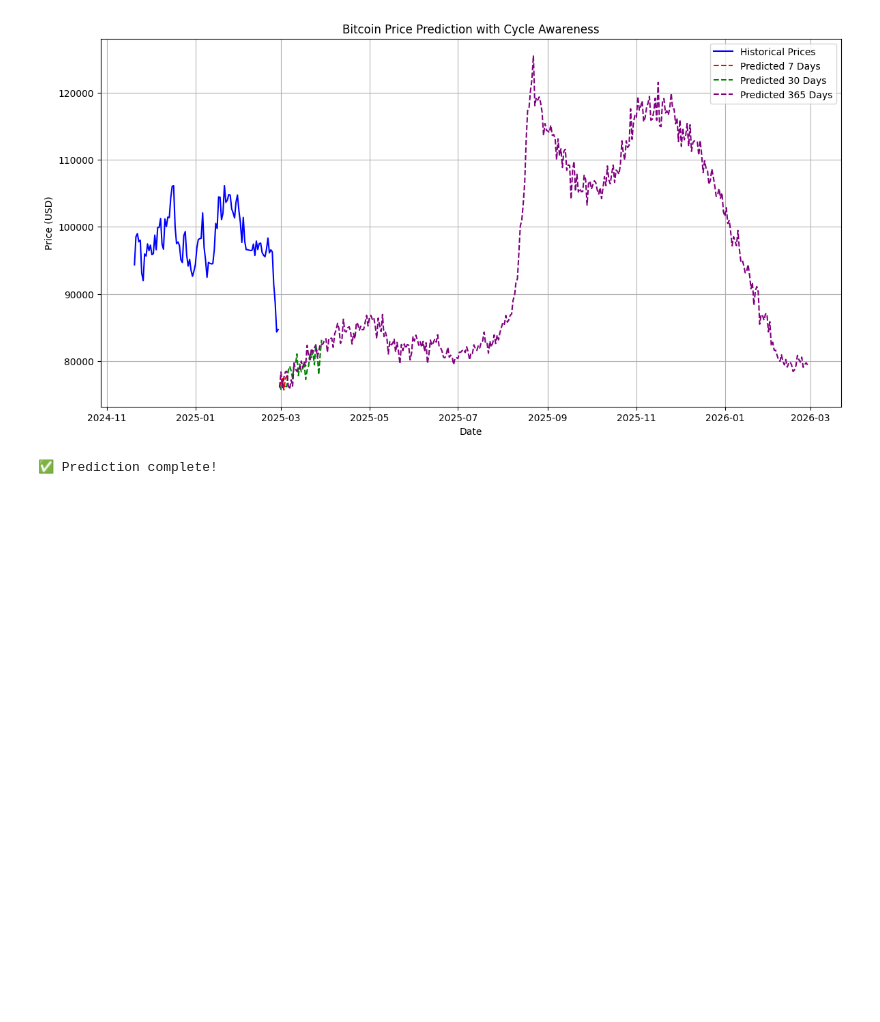
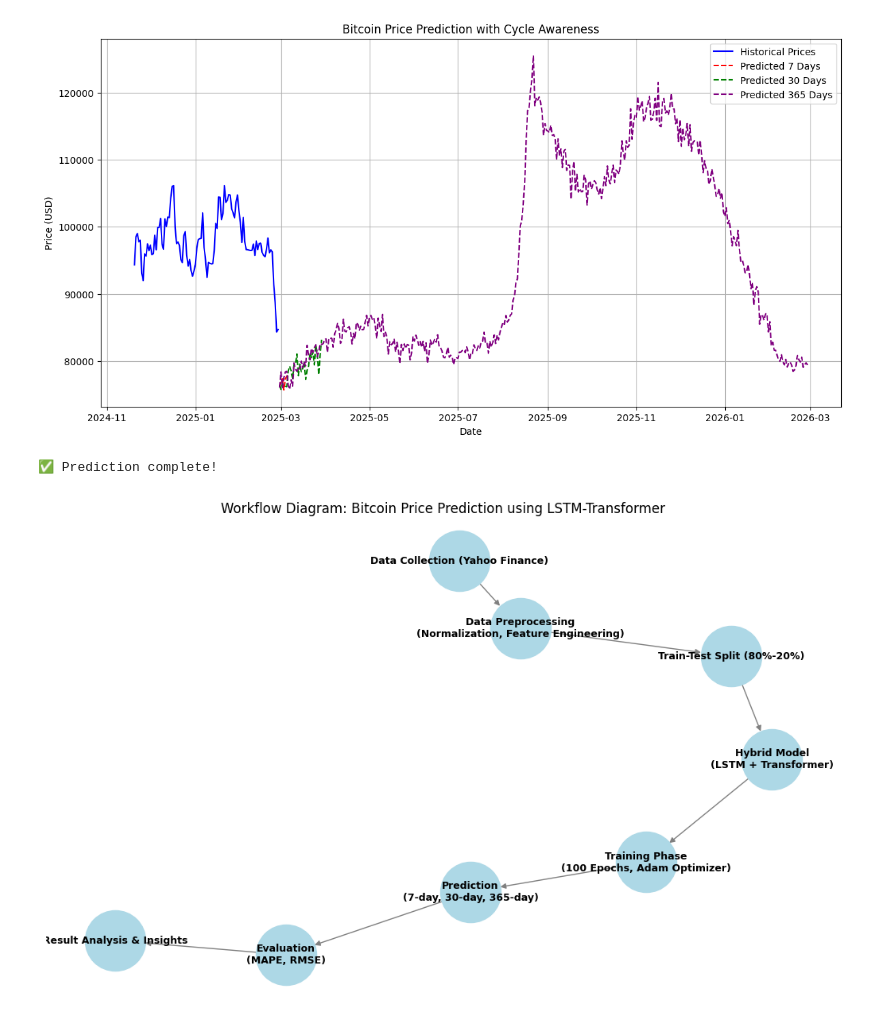
Before and after one commit to yanganucla/biostat-285-2025-winter, a Jupyter notebook: Bitcoin_price_predict_using_LSTM_and_Transformer.ipynb, the cells around one changed output. Saved outputs shown, nothing was run; the diff lists cells and outputs as text; code cells hidden in the pictures; blank space fills up the shorter version.

```diff
--- a/Bitcoin_price_predict_using_LSTM_and_Transformer.ipynb
+++ b/Bitcoin_price_predict_using_LSTM_and_Transformer.ipynb
@@ -475,3 +475,48 @@ Epoch 90, Loss: 0.001038
 ✅ Training complete!
 [figure]
 ✅ Prediction complete!
+# %%
+import matplotlib.pyplot as plt
+import networkx as nx
+
+# Define the workflow steps
+workflow_steps = [
+    "Data Collection (Yahoo Finance)",
+    "Data Preprocessing\n(Normalization, Feature Engineering)",
+    "Train-Test Split (80%-20%)",
+    "Hybrid Model\n(LSTM + Transformer)",
+    "Training Phase\n(100 Epochs, Adam Optimizer)",
+    "Prediction\n(7-day, 30-day, 365-day)",
+    "Evaluation\n(MAPE, RMSE)",
+    "Result Analysis & Insights"
+]
+
+# Create a directed graph
+G = nx.DiGraph()
+
+# Add nodes to the graph
+for step in workflow_steps:
+    G.add_node(step)
+
+# Define edges (workflow sequence)
+edges = [
+    ("Data Collection (Yahoo Finance)", "Data Preprocessing\n(Normalization, Feature Engineering)"),
+    ("Data Preprocessing\n(Normalization, Feature Engineering)", "Train-Test Split (80%-20%)"),
+    ("Train-Test Split (80%-20%)", "Hybrid Model\n(LSTM + Transformer)"),
+    ("Hybrid Model\n(LSTM + Transformer)", "Training Phase\n(100 Epochs, Adam Optimizer)"),
+    ("Training Phase\n(100 Epochs, Adam Optimizer)", "Prediction\n(7-day, 30-day, 365-day)"),
+    ("Prediction\n(7-day, 30-day, 365-day)", "Evaluation\n(MAPE, RMSE)"),
+    ("Evaluation\n(MAPE, RMSE)", "Result Analysis & Insights")
+]
+
+# Add edges to the graph
+G.add_edges_from(edges)
+
+# Draw the graph
+plt.figure(figsize=(10, 6))
+pos = nx.spring_layout(G, seed=42)  # Positioning for better visualization
+nx.draw(G, pos, with_labels=True, node_size=3000, node_color="lightblue", font_size=9, font_weight="bold", edge_color="gray", arrows=True)
+plt.title("Workflow Diagram: Bitcoin Price Prediction using LSTM-Transformer")
+plt.show()
+# %% [output]
+[figure, added]
```
Also changed, not shown: parts of 1 cell of this notebook.
